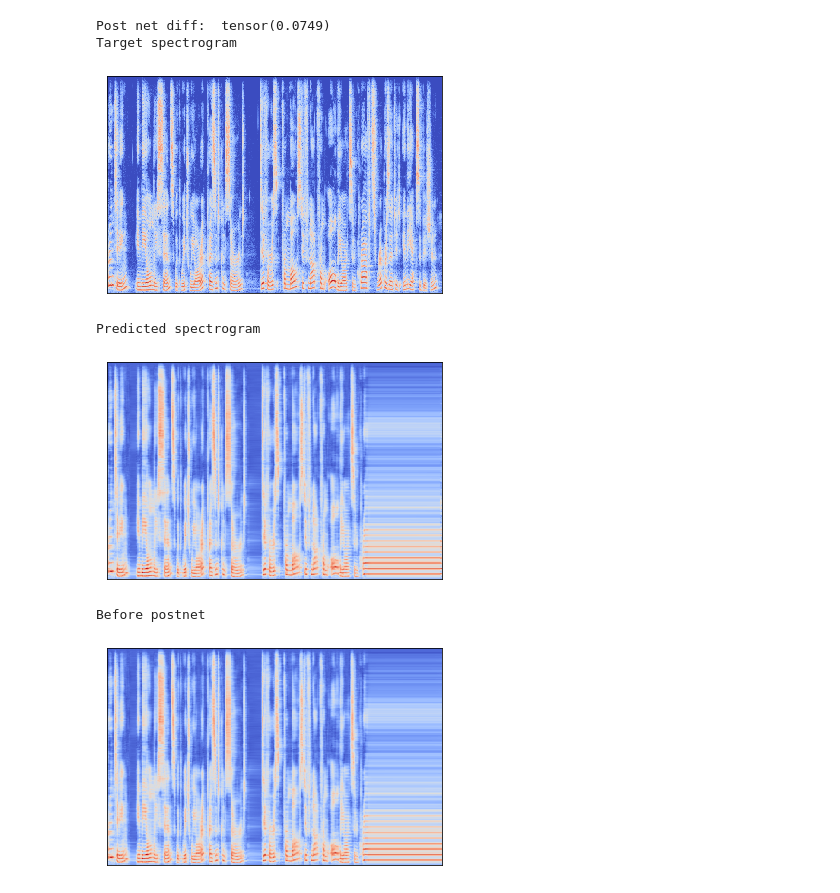
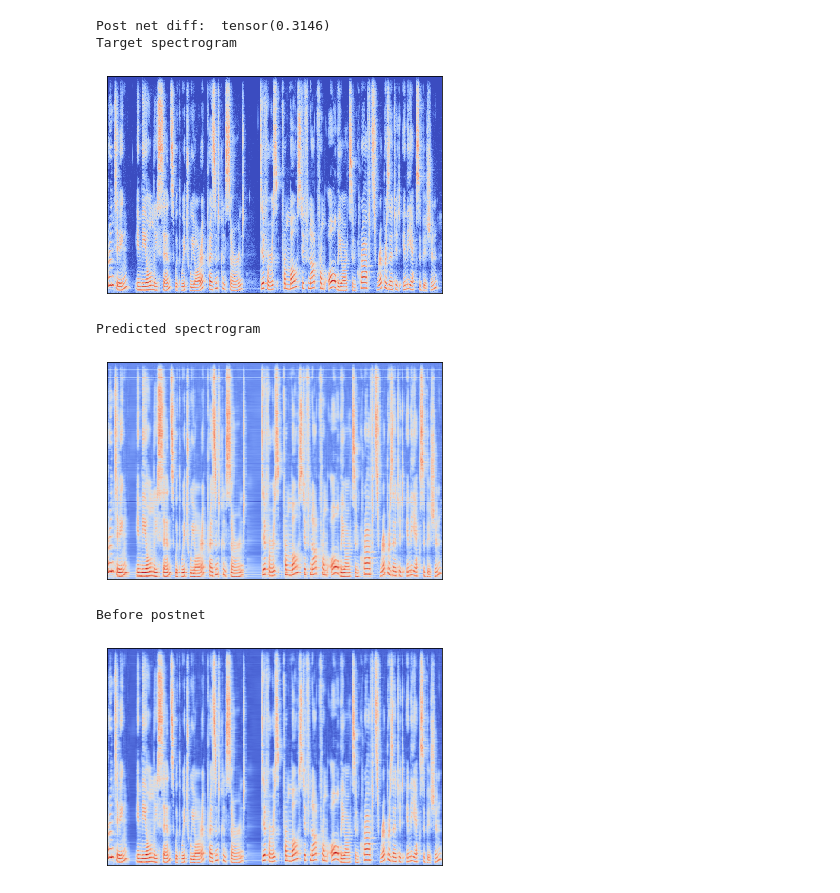
Before and after one commit to silvershine157/ML-Demos, a Jupyter notebook: speech/single_inference.ipynb, the cells around one changed output. Cells and saved outputs as stored; diff of their text form; code cells hidden in the pictures.

```diff
--- a/speech/single_inference.ipynb
+++ b/speech/single_inference.ipynb
@@ -15,41 +15,41 @@ from singlefit import *
 def single_inference():
     net = SingleDecoder()
     #sd_path = 'data/ckpts/singlefit/single_latest.sd'
-    sd_path = 'data/ckpts/single_1999.sd'
+    sd_path = 'data/ckpts/single_latest.sd'
     net.load_state_dict(torch.load(sd_path))
     ds, loader = get_lj_loader(batch_size=1, limit=1, get_dataset=True)
     net.to(device)
     net.eval()
     with torch.no_grad():
         for batch in loader:
             S_pad, S_lengths, token_pad, token_lengths = batch
             S_pad = S_pad.to(device)
             S_before, S_pred = net(S_pad, teacher_forcing=False, before_post=True)
     S_orig = S_pad[:, 0, :].cpu()
     S_recon = S_pred[:, 0, :].cpu()
     S_before = S_before[:, 0, :].cpu()
     print("Post net diff: ", torch.mean(torch.abs(S_recon-S_before)))
     print("Target spectrogram")
     librosa.display.specshow(S_orig.numpy().T)
     plt.show()
     print("Predicted spectrogram")
     librosa.display.specshow(S_recon.numpy().T)
     plt.show()
     print("Before postnet")
     librosa.display.specshow(S_before.numpy().T)
     plt.show()
     recon_wav = ds.spec_to_wav(S_recon)
     sr = 22050
     librosa.output.write_wav('data/pred_sample.wav', recon_wav.squeeze().numpy(), sr)
 single_inference()
 # %% [output]
-Post net diff:  tensor(0.0749)
+Post net diff:  tensor(0.3146)
 Target spectrogram
 [figure]
 Predicted spectrogram
-[figure, old version]
+[figure, new version]
 Before postnet
-[figure, old version]
+[figure, new version]
 # %%
 def torch_reconstruct_demo():
     sr = 22050
```
Also changed, not shown: parts of 1 cell of this notebook, 2 other files.
